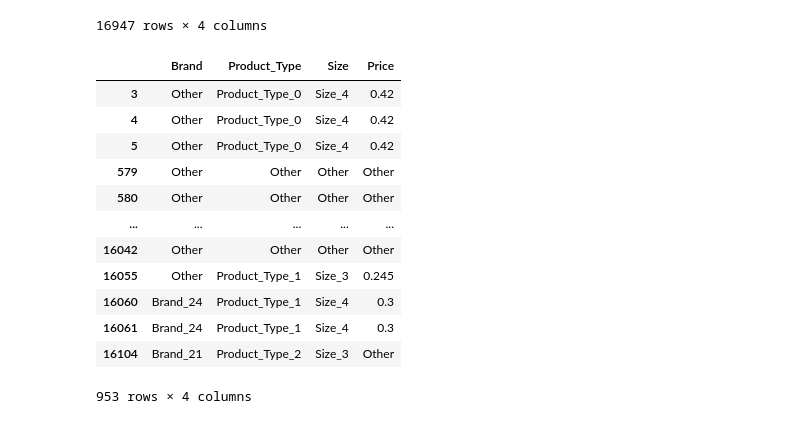
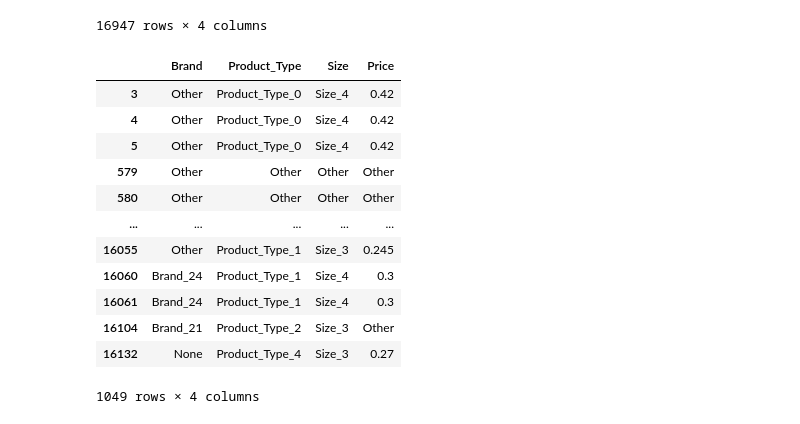
Before and after one commit to MauricioFIUBA/TP1OrganizacionDeDatos, a Jupyter notebook: Analisis_1.ipynb, the cells around one changed output. Drawn from its saved outputs; the diff is of its cells as text; code cells hidden in the pictures.

```diff
--- a/Analisis_1.ipynb
+++ b/Analisis_1.ipynb
@@ -356,20 +356,20 @@ productos
 | 16946 | None | None | None | None |
 16947 rows × 4 columns
 # %%
-productos = productos[(productos['Brand'].astype('str') != 'None') & (productos['Product_Type'].astype('str') != 'None') &\
-                      (productos['Size'].astype('str') != 'None') & (productos['Price'].astype('str') != 'None')]
+productos = productos[(productos['Brand'].astype('str') != 'None') | (productos['Product_Type'].astype('str') != 'None') |\
+                      (productos['Size'].astype('str') != 'None') | (productos['Price'].astype('str') != 'None')]
 productos
 # %% [output]
 |  | Brand | Product_Type | Size | Price |
 | 3 | Other | Product_Type_0 | Size_4 | 0.42 |
 | 4 | Other | Product_Type_0 | Size_4 | 0.42 |
 | 5 | Other | Product_Type_0 | Size_4 | 0.42 |
 | 579 | Other | Other | Other | Other |
 | 580 | Other | Other | Other | Other |
 | ... | ... | ... | ... | ... |
-| 16042 | Other | Other | Other | Other |
 | 16055 | Other | Product_Type_1 | Size_3 | 0.245 |
 | 16060 | Brand_24 | Product_Type_1 | Size_4 | 0.3 |
 | 16061 | Brand_24 | Product_Type_1 | Size_4 | 0.3 |
 | 16104 | Brand_21 | Product_Type_2 | Size_3 | Other |
+| 16132 | None | Product_Type_4 | Size_3 | 0.27 |
-953 rows × 4 columns
+1049 rows × 4 columns
```
Also changed, not shown: parts of 8 cells of this notebook.
